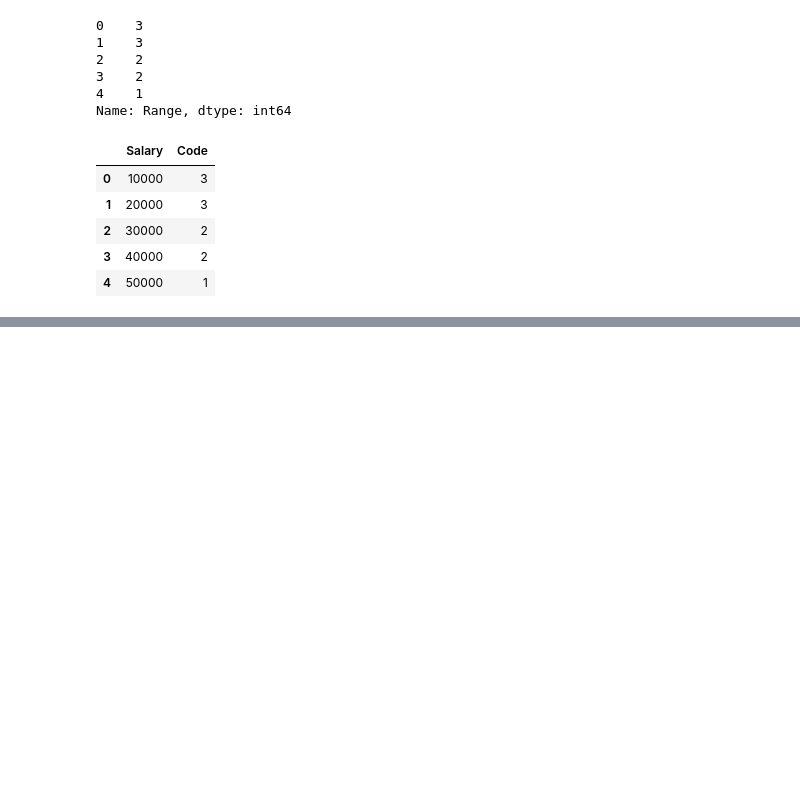
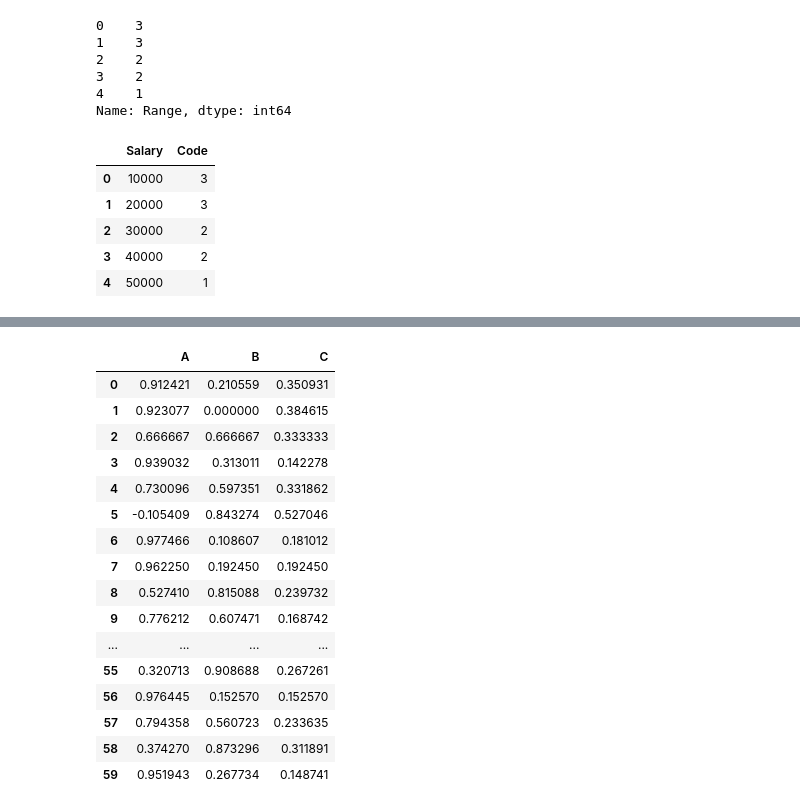
Before and after one commit to Elmuki/sem-5, a Jupyter notebook: Data Cleaning-checkpoint.ipynb, the cells around one changed output, grey strips where cells are left out. Cells and saved outputs as stored; diff of their text form; code cells hidden in the pictures; blank space fills up the shorter version.

```diff
--- a/Data Cleaning-checkpoint.ipynb
+++ b/Data Cleaning-checkpoint.ipynb
@@ -165,0 +243,20 @@ publish
+# %%
+Normal_df
+# %% [output]
+|  | A | B | C |
+| 0 | 0.912421 | 0.210559 | 0.350931 |
+| 1 | 0.923077 | 0.000000 | 0.384615 |
+| 2 | 0.666667 | 0.666667 | 0.333333 |
+| 3 | 0.939032 | 0.313011 | 0.142278 |
+| 4 | 0.730096 | 0.597351 | 0.331862 |
+| 5 | -0.105409 | 0.843274 | 0.527046 |
+| 6 | 0.977466 | 0.108607 | 0.181012 |
+| 7 | 0.962250 | 0.192450 | 0.192450 |
+| 8 | 0.527410 | 0.815088 | 0.239732 |
+| 9 | 0.776212 | 0.607471 | 0.168742 |
+| ... | ... | ... | ... |
+| 55 | 0.320713 | 0.908688 | 0.267261 |
+| 56 | 0.976445 | 0.152570 | 0.152570 |
+| 57 | 0.794358 | 0.560723 | 0.233635 |
+| 58 | 0.374270 | 0.873296 | 0.311891 |
+| 59 | 0.951943 | 0.267734 | 0.148741 |
```
Also changed, not shown: parts of 14 cells of this notebook.
